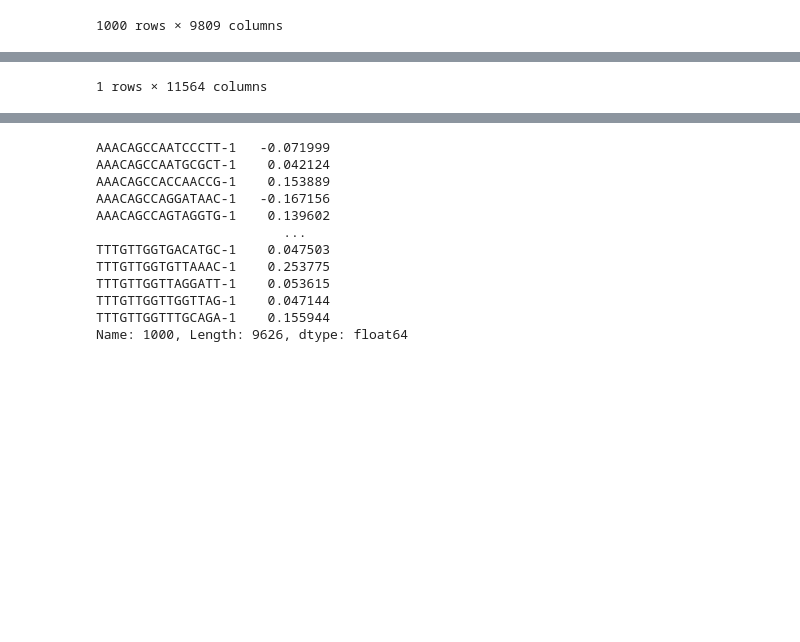
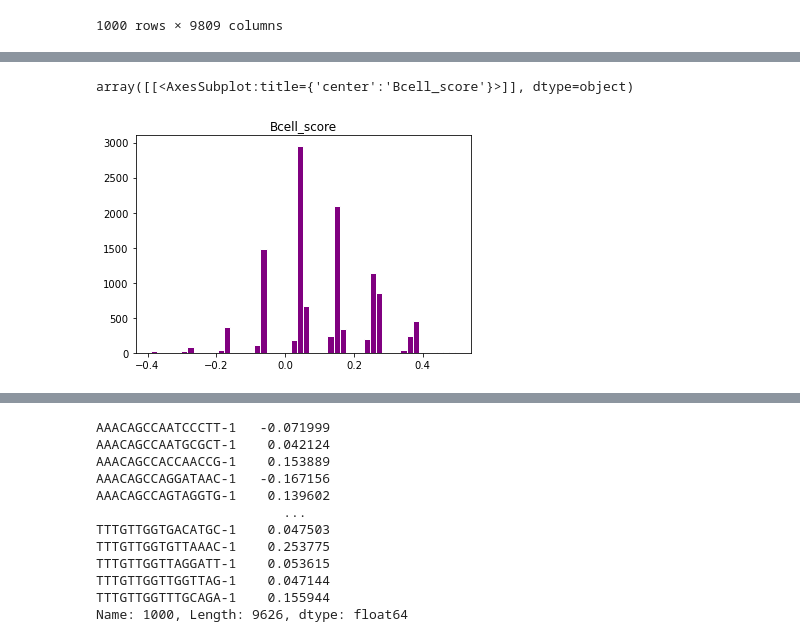
Before and after one commit to the-rich-piana/BioInfo-Notes, a Jupyter notebook: predict_cell_type.ipynb, the cells around one changed output, grey strips where cells are left out. Saved outputs shown, nothing was run; the diff lists cells and outputs as text; code cells hidden in the pictures; blank space fills up the shorter version.

Commit message:
Histogram Singscore
Sparse data problem

```diff
--- a/predict_cell_type.ipynb
+++ b/predict_cell_type.ipynb
@@ -169,5 +188,5 @@ sing
 sing2 = sing.set_index('cell_ids')
 sing3 = sing2.iloc[:, 0:features].transpose()
 #sing3 = sing2.loc[100]
-sing3
+sing3.transpose().hist(color='purple', edgecolor="white", grid=False, bins=50)
 # %% [output]
@@ -176,4 +193,5 @@ sing3
-1 rows × 11564 columns
+array([[<AxesSubplot:title={'center':'Bcell_score'}>]], dtype=object)
+[figure, added]
 # %%
 
 atac4 = atac3
```
Also changed, not shown: parts of 17 cells of this notebook.
